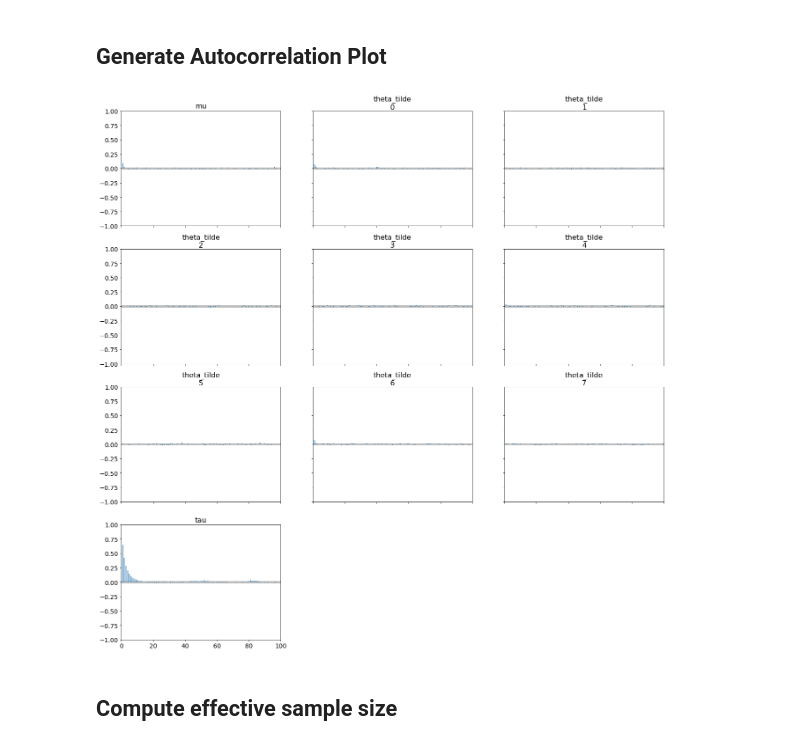
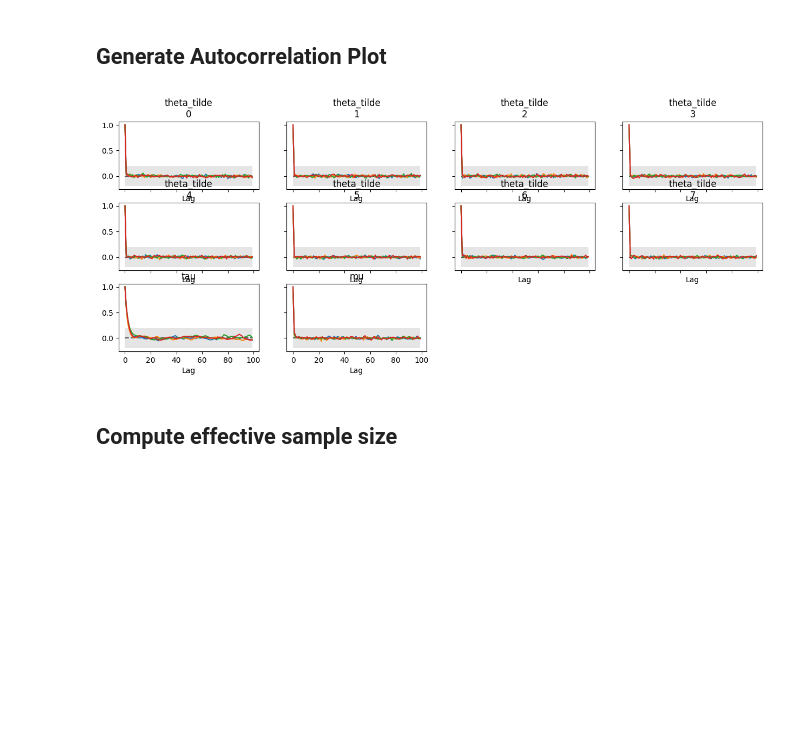
Before and after one commit to michaelnowotny/pyjags, a Jupyter notebook: notebooks/Eight Schools.ipynb, the cells around one changed output. Cells and saved outputs as stored; diff of their text form; code cells hidden in the pictures; blank space fills up the shorter version.

```diff
--- a/notebooks/Eight Schools.ipynb
+++ b/notebooks/Eight Schools.ipynb
@@ -136,9 +148,9 @@ A Gelman-Rubin substantially different from unity indicates non-convergence of t
 # %% [markdown]
 ## Generate Autocorrelation Plot
 # %%
-az.plot_autocorr(pyjags_data, combined=True);
+az.plot_autocorr(pyjags_data);
 # %% [output]
-[figure, old version]
+[figure, new version]
 # %% [markdown]
 ## Compute effective sample size
 # %%
```
Also changed, not shown: parts of 12 cells of this notebook, 1 other file.
